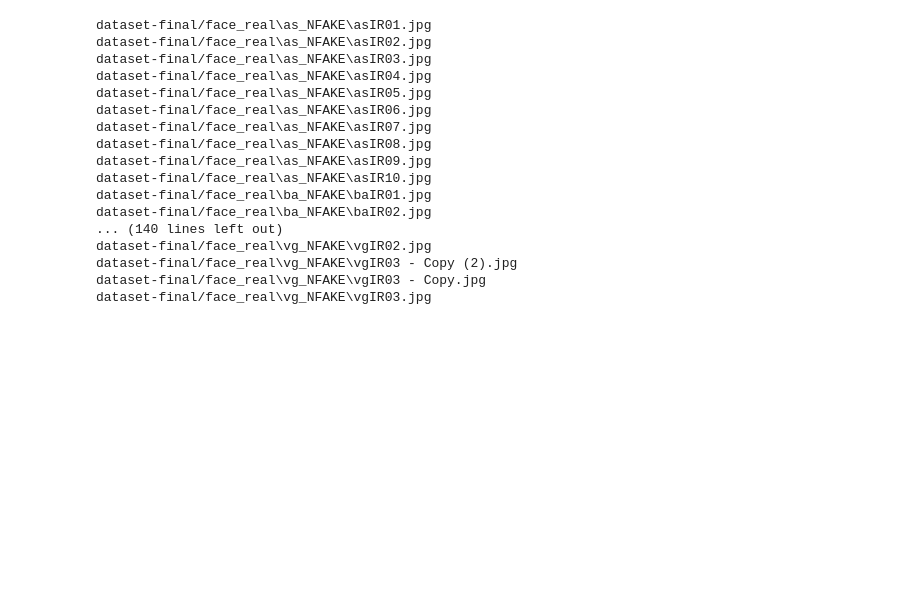
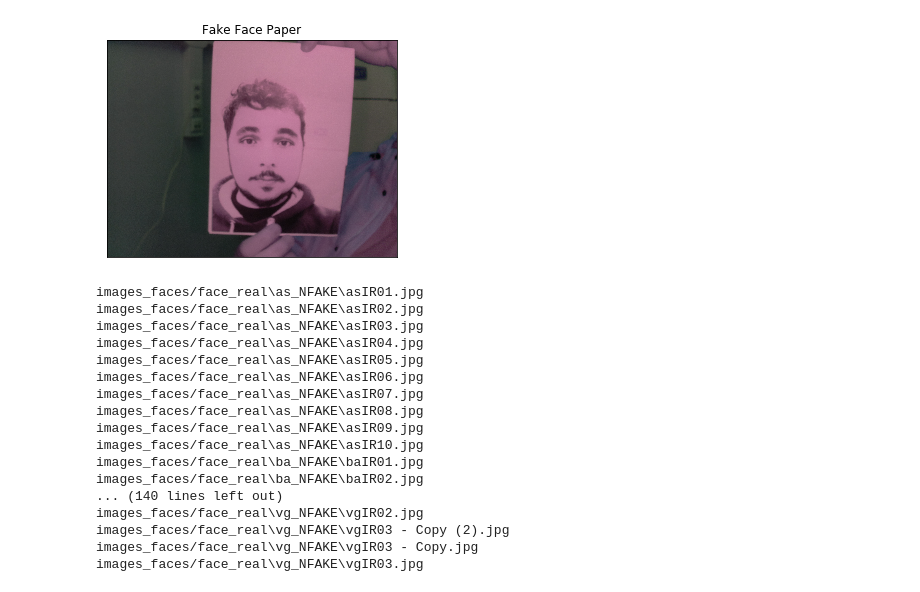
Before and after one commit to eduardocarnunes/detect-face-fake-udacity, a Jupyter notebook: pre_processing.ipynb, the cells around one changed output. Saved outputs shown, nothing was run; the diff lists cells and outputs as text; code cells hidden in the pictures; blank space fills up the shorter version.

```diff
--- a/pre_processing.ipynb
+++ b/pre_processing.ipynb
@@ -8,3 +29,12 @@ import face_recognition
+# %%
+#print image fake face - digital
+image_fp = cv2.imread('images_faces/fake_face_paper/ec_falsa_impresso/ecFakeP05.jpg')
+plt.title('Fake Face Paper')
+plt.imshow(image_fp)
+plt.xticks([]), plt.yticks([])
+plt.show()
+# %% [output]
+[figure, added]
 # %%
 def getFeaturesOpenFace(image_folder):
     """Return
@@ -36,22 +66,22 @@ def getFeaturesOpenFace(image_folder):
     return dict_features_openface
 # %%
 #get features of real faces
-dict_features_real = getFeaturesOpenFace("dataset-final/face_real")
+dict_features_real = getFeaturesOpenFace("images_faces/face_real")
 # %% [output]
-dataset-final/face_real\as_NFAKE\asIR01.jpg
-dataset-final/face_real\as_NFAKE\asIR02.jpg
-dataset-final/face_real\as_NFAKE\asIR03.jpg
-dataset-final/face_real\as_NFAKE\asIR04.jpg
-dataset-final/face_real\as_NFAKE\asIR05.jpg
-dataset-final/face_real\as_NFAKE\asIR06.jpg
-dataset-final/face_real\as_NFAKE\asIR07.jpg
-dataset-final/face_real\as_NFAKE\asIR08.jpg
-dataset-final/face_real\as_NFAKE\asIR09.jpg
-dataset-final/face_real\as_NFAKE\asIR10.jpg
-dataset-final/face_real\ba_NFAKE\baIR01.jpg
-dataset-final/face_real\ba_NFAKE\baIR02.jpg
+images_faces/face_real\as_NFAKE\asIR01.jpg
+images_faces/face_real\as_NFAKE\asIR02.jpg
+images_faces/face_real\as_NFAKE\asIR03.jpg
+images_faces/face_real\as_NFAKE\asIR04.jpg
+images_faces/face_real\as_NFAKE\asIR05.jpg
+images_faces/face_real\as_NFAKE\asIR06.jpg
+images_faces/face_real\as_NFAKE\asIR07.jpg
+images_faces/face_real\as_NFAKE\asIR08.jpg
+images_faces/face_real\as_NFAKE\asIR09.jpg
+images_faces/face_real\as_NFAKE\asIR10.jpg
+images_faces/face_real\ba_NFAKE\baIR01.jpg
+images_faces/face_real\ba_NFAKE\baIR02.jpg
 ... (140 lines left out)
-dataset-final/face_real\vg_NFAKE\vgIR02.jpg
-dataset-final/face_real\vg_NFAKE\vgIR03 - Copy (2).jpg
-dataset-final/face_real\vg_NFAKE\vgIR03 - Copy.jpg
-dataset-final/face_real\vg_NFAKE\vgIR03.jpg
+images_faces/face_real\vg_NFAKE\vgIR02.jpg
+images_faces/face_real\vg_NFAKE\vgIR03 - Copy (2).jpg
+images_faces/face_real\vg_NFAKE\vgIR03 - Copy.jpg
+images_faces/face_real\vg_NFAKE\vgIR03.jpg
```
Also changed, not shown: parts of 17 cells of this notebook.
